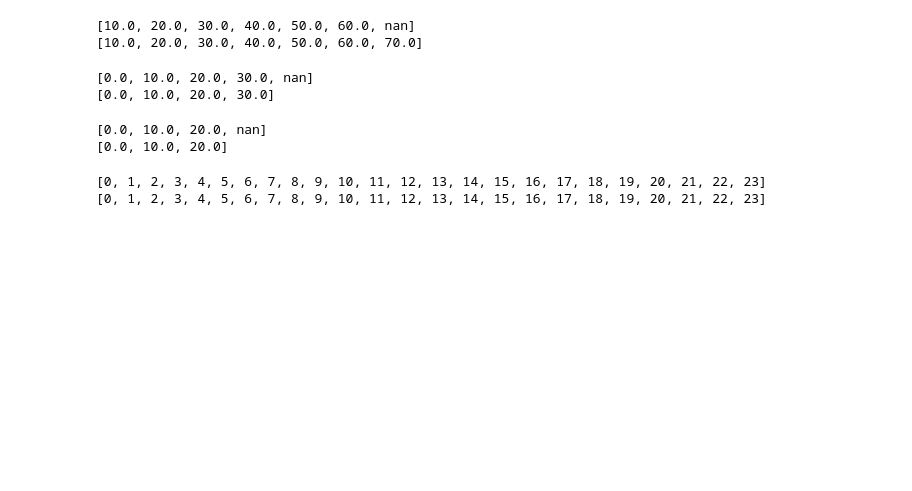
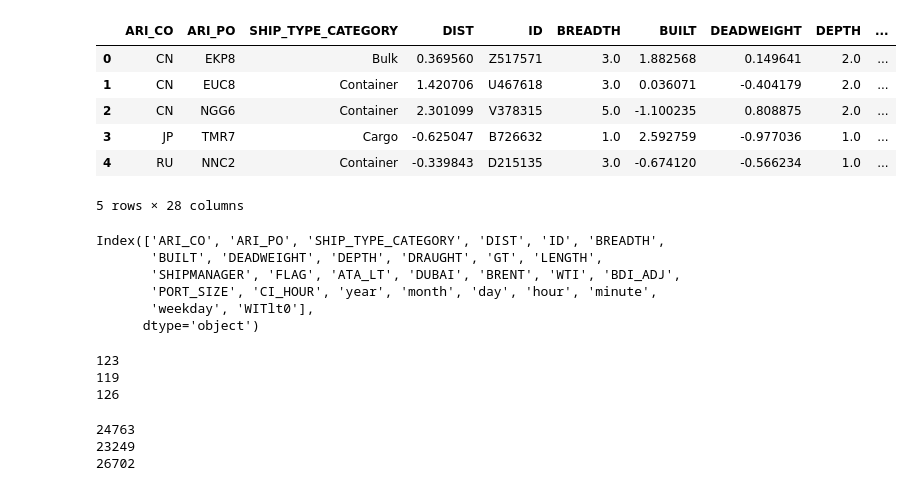
Before and after one commit to sihyeong671/HD-AI-Challenge, a Jupyter notebook: feature_extract/v1.ipynb, the cells around one changed output. Drawn from its saved outputs; the diff is of its cells as text; code cells hidden in the pictures; blank space fills up the shorter version.

```diff
--- a/feature_extract/v1.ipynb
+++ b/feature_extract/v1.ipynb
@@ -10,27 +11,22 @@ from sklearn.preprocessing import StandardScaler
 # %%
-train_df = pd.read_parquet("../data/train.parquet").drop(columns=["SAMPLE_ID"])
-test_df = pd.read_parquet("../data/test.parquet").drop(columns=["SAMPLE_ID"])
+train_df = pd.read_parquet("../data/train_v0.parquet")
+test_df = pd.read_parquet("../data/test_v0.parquet")
-# %%
-print(sorted(train_df["BREADTH"].unique()))
-print(sorted(test_df["BREADTH"].unique()))
-# %% [output]
-[10.0, 20.0, 30.0, 40.0, 50.0, 60.0, nan]
-[10.0, 20.0, 30.0, 40.0, 50.0, 60.0, 70.0]
-# %%
-print(sorted(train_df["DEPTH"].unique()))
-print(sorted(test_df["DEPTH"].unique()))
-# %% [output]
-[0.0, 10.0, 20.0, 30.0, nan]
-[0.0, 10.0, 20.0, 30.0]
-# %%
-print(sorted(train_df["DRAUGHT"].unique()))
-print(sorted(test_df["DRAUGHT"].unique()))
-# %% [output]
-[0.0, 10.0, 20.0, nan]
-[0.0, 10.0, 20.0]
-# %%
-print(sorted(train_df["ATA_LT"].unique()))
-print(sorted(test_df["ATA_LT"].unique()))
-# %% [output]
-[0, 1, 2, 3, 4, 5, 6, 7, 8, 9, 10, 11, 12, 13, 14, 15, 16, 17, 18, 19, 20, 21, 22, 23]
-[0, 1, 2, 3, 4, 5, 6, 7, 8, 9, 10, 11, 12, 13, 14, 15, 16, 17, 18, 19, 20, 21, 22, 23]
+# %%
+train_df.head()
+# %% [output]
+|  | ARI_CO | ARI_PO | SHIP_TYPE_CATEGORY | DIST | ID | BREADTH | BUILT | DEADWEIGHT | DEPTH | ... |
+| 0 | CN | EKP8 | Bulk | 0.369560 | Z517571 | 3.0 | 1.882568 | 0.149641 | 2.0 | ... |
+| 1 | CN | EUC8 | Container | 1.420706 | U467618 | 3.0 | 0.036071 | -0.404179 | 2.0 | ... |
+| 2 | CN | NGG6 | Container | 2.301099 | V378315 | 5.0 | -1.100235 | 0.808875 | 2.0 | ... |
+| 3 | JP | TMR7 | Cargo | -0.625047 | B726632 | 1.0 | 2.592759 | -0.977036 | 1.0 | ... |
+| 4 | RU | NNC2 | Container | -0.339843 | D215135 | 3.0 | -0.674120 | -0.566234 | 1.0 | ... |
+5 rows × 28 columns
+# %%
+train_df.columns
+# %% [output]
+Index(['ARI_CO', 'ARI_PO', 'SHIP_TYPE_CATEGORY', 'DIST', 'ID', 'BREADTH',
+       'BUILT', 'DEADWEIGHT', 'DEPTH', 'DRAUGHT', 'GT', 'LENGTH',
+       'SHIPMANAGER', 'FLAG', 'ATA_LT', 'DUBAI', 'BRENT', 'WTI', 'BDI_ADJ',
+       'PORT_SIZE', 'CI_HOUR', 'year', 'month', 'day', 'hour', 'minute',
+       'weekday', 'WITlt0'],
+      dtype='object')
@@ -36,0 +45,22 @@ print(sorted(test_df["ATA_LT"].unique()))
+# %%
+a = set(sorted(train_df["FLAG"].unique()))
+print(len(a))
+b = set(sorted(test_df["FLAG"].unique()))
+print(len(b))
+a = a | b
+print(len(a))
+# %% [output]
+123
+119
+126
+# %%
+a = set(sorted(train_df["ID"].unique()))
+print(len(a))
+b = set(sorted(test_df["ID"].unique()))
+print(len(b))
+a = a | b
+print(len(a))
+# %% [output]
+24763
+23249
+26702
```
Also changed, not shown: parts of 11 cells of this notebook, 19 other files.
